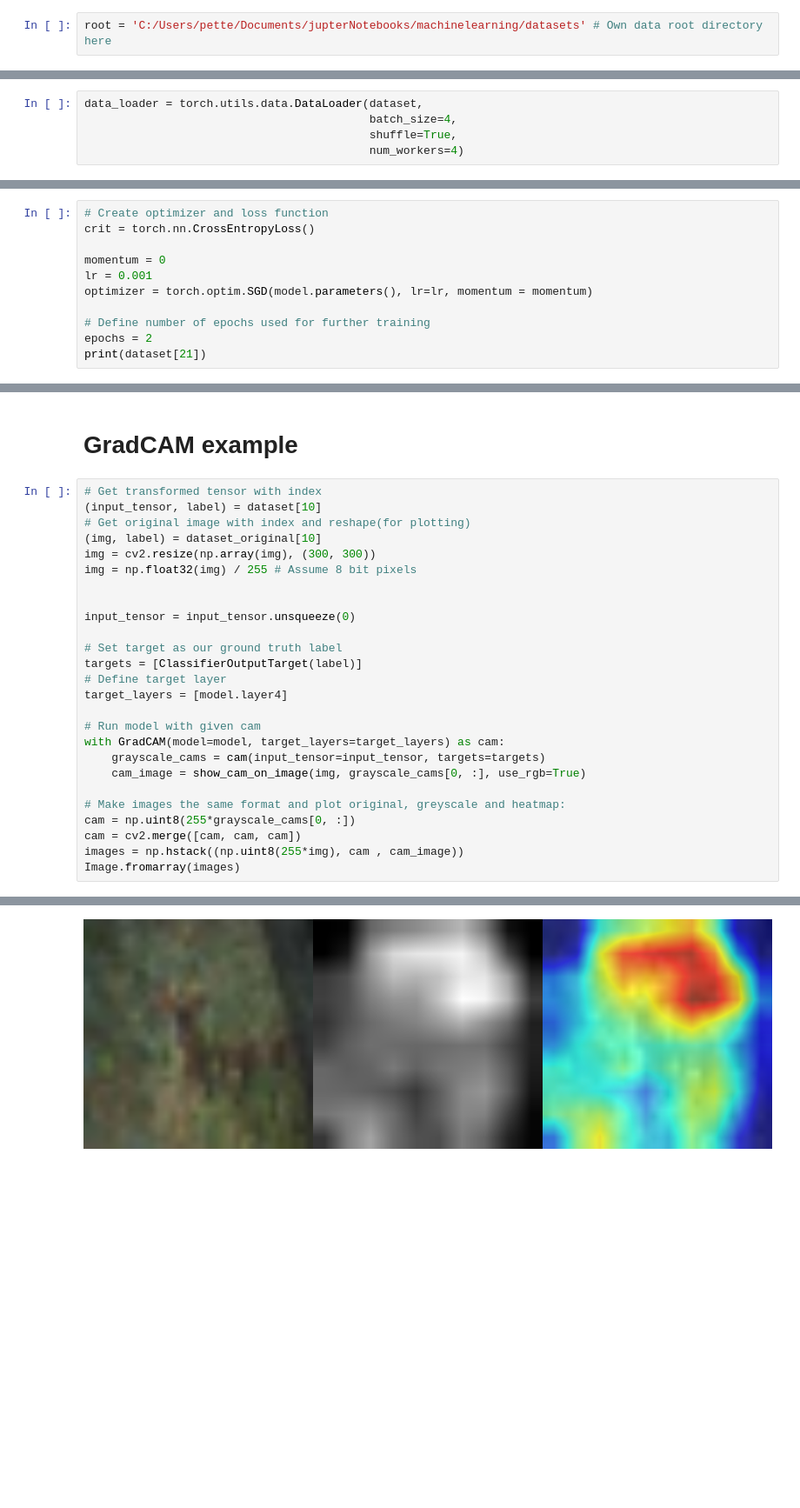
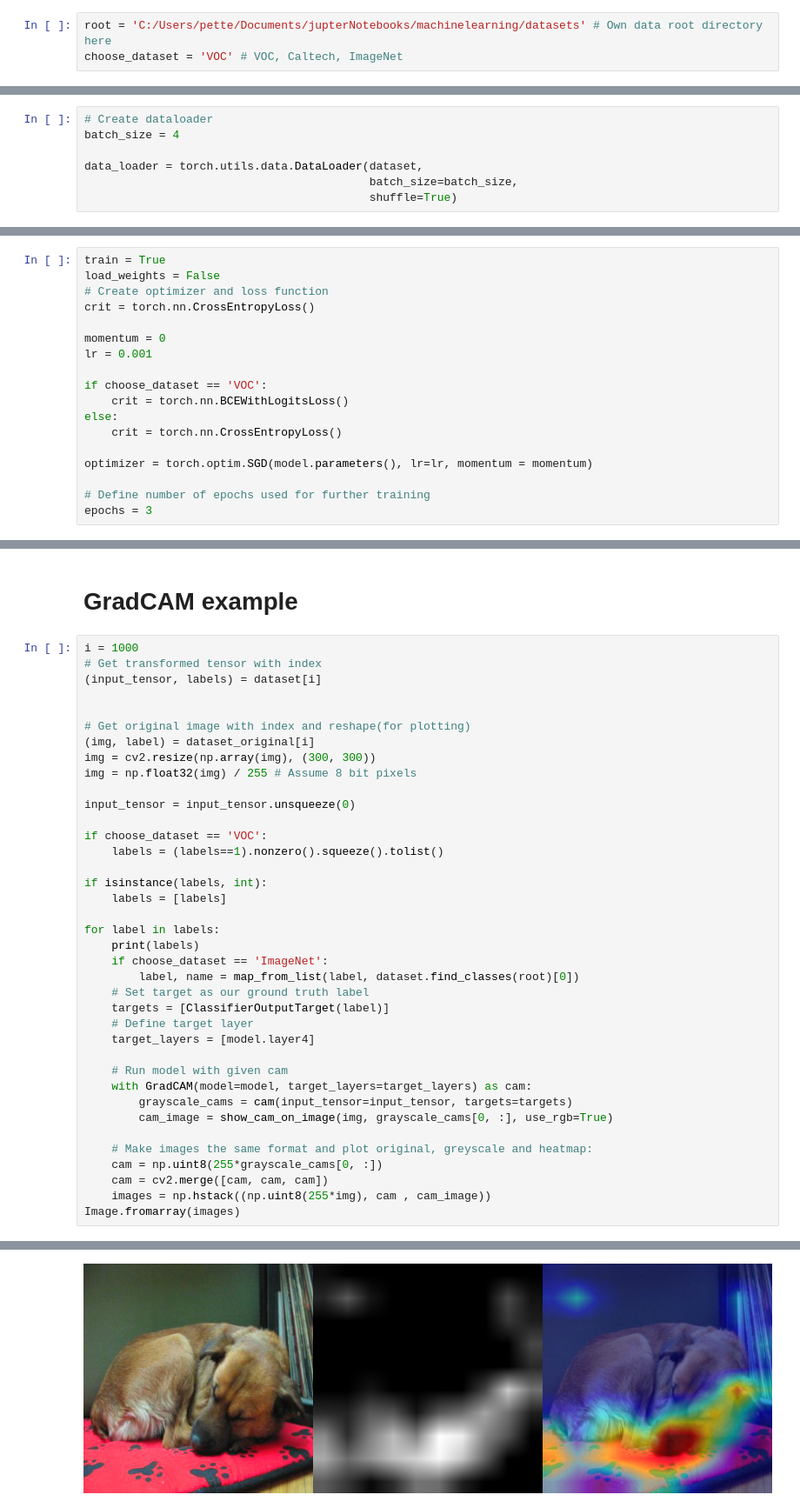
Before and after one commit to Notsk1/media-analysis, a Jupyter notebook: xaiNotebook.ipynb, the cells around one changed output, grey strips where cells are left out. Shown: that part at 87% size. Saved outputs shown, nothing was run; the diff lists cells and outputs as text; blank space fills up the shorter version.

Commit message:
MAde all datasets working and added threshold function

```diff
--- a/xaiNotebook.ipynb
+++ b/xaiNotebook.ipynb
@@ -41,5 +42,6 @@ if model_name == 'DenseNet':
     model = densenet121(weights=weights)
 # %%
 root = 'C:/Users/pette/Documents/jupterNotebooks/machinelearning/datasets' # Own data root directory here
+choose_dataset = 'VOC' # VOC, Caltech, ImageNet
 # %%
 # Transforms for resnet and densenet. Output transform only needed for segmantation:
@@ -85,8 +115,10 @@ Files already downloaded and verified
 # %%
+# Create dataloader
+batch_size = 4
+
 data_loader = torch.utils.data.DataLoader(dataset,
-                                          batch_size=4,
-                                          shuffle=True,
-                                          num_workers=4)
+                                          batch_size=batch_size,
+                                          shuffle=True)
 # %% [markdown]
 ## Train the model
 Model can be further trained with loaded datasets. All classification models pretrained weights are trained on Imagenet dataset.
@@ -95,11 +125,18 @@ Model can be further trained with loaded datasets. All classification models pre
 # %%
+train = True
+load_weights = False
 # Create optimizer and loss function
 crit = torch.nn.CrossEntropyLoss()
 
 momentum = 0
 lr = 0.001
+
+if choose_dataset == 'VOC':
+    crit = torch.nn.BCEWithLogitsLoss()
+else:
+    crit = torch.nn.CrossEntropyLoss()
+
 optimizer = torch.optim.SGD(model.parameters(), lr=lr, momentum = momentum)
 
 # Define number of epochs used for further training
-epochs = 2
-print(dataset[21])
+epochs = 3
@@ -152,29 +186,41 @@ KeyboardInterrupt:
 # %% [markdown]
 # GradCAM example
 # %%
+i = 1000
 # Get transformed tensor with index
-(input_tensor, label) = dataset[10]
+(input_tensor, labels) = dataset[i]
+
+
 # Get original image with index and reshape(for plotting)
-(img, label) = dataset_original[10]
+(img, label) = dataset_original[i]
 img = cv2.resize(np.array(img), (300, 300))
 img = np.float32(img) / 255 # Assume 8 bit pixels
 
-
 input_tensor = input_tensor.unsqueeze(0)
 
-# Set target as our ground truth label
-targets = [ClassifierOutputTarget(label)]
-# Define target layer
-target_layers = [model.layer4]
+if choose_dataset == 'VOC':
+    labels = (labels==1).nonzero().squeeze().tolist()
 
-# Run model with given cam
-with GradCAM(model=model, target_layers=target_layers) as cam:
-    grayscale_cams = cam(input_tensor=input_tensor, targets=targets)
-    cam_image = show_cam_on_image(img, grayscale_cams[0, :], use_rgb=True)
+if isinstance(labels, int):
+    labels = [labels]
 
-# Make images the same format and plot original, greyscale and heatmap:
-cam = np.uint8(255*grayscale_cams[0, :])
-cam = cv2.merge([cam, cam, cam])
-images = np.hstack((np.uint8(255*img), cam , cam_image))
+for label in labels:
+    print(labels)
+    if choose_dataset == 'ImageNet':
+        label, name = map_from_list(label, dataset.find_classes(root)[0])
+    # Set target as our ground truth label
+    targets = [ClassifierOutputTarget(label)]
+    # Define target layer
+    target_layers = [model.layer4]
+
+    # Run model with given cam
+    with GradCAM(model=model, target_layers=target_layers) as cam:
+        grayscale_cams = cam(input_tensor=input_tensor, targets=targets)
+        cam_image = show_cam_on_image(img, grayscale_cams[0, :], use_rgb=True)
+
+    # Make images the same format and plot original, greyscale and heatmap:
+    cam = np.uint8(255*grayscale_cams[0, :])
+    cam = cv2.merge([cam, cam, cam])
+    images = np.hstack((np.uint8(255*img), cam , cam_image))
 Image.fromarray(images)
 # %% [output]
@@ -181 +228 @@ Image.fromarray(images)
-[figure, old version]
+[figure, new version]
```
Also changed, not shown: parts of 12 cells of this notebook, 1 other file.
